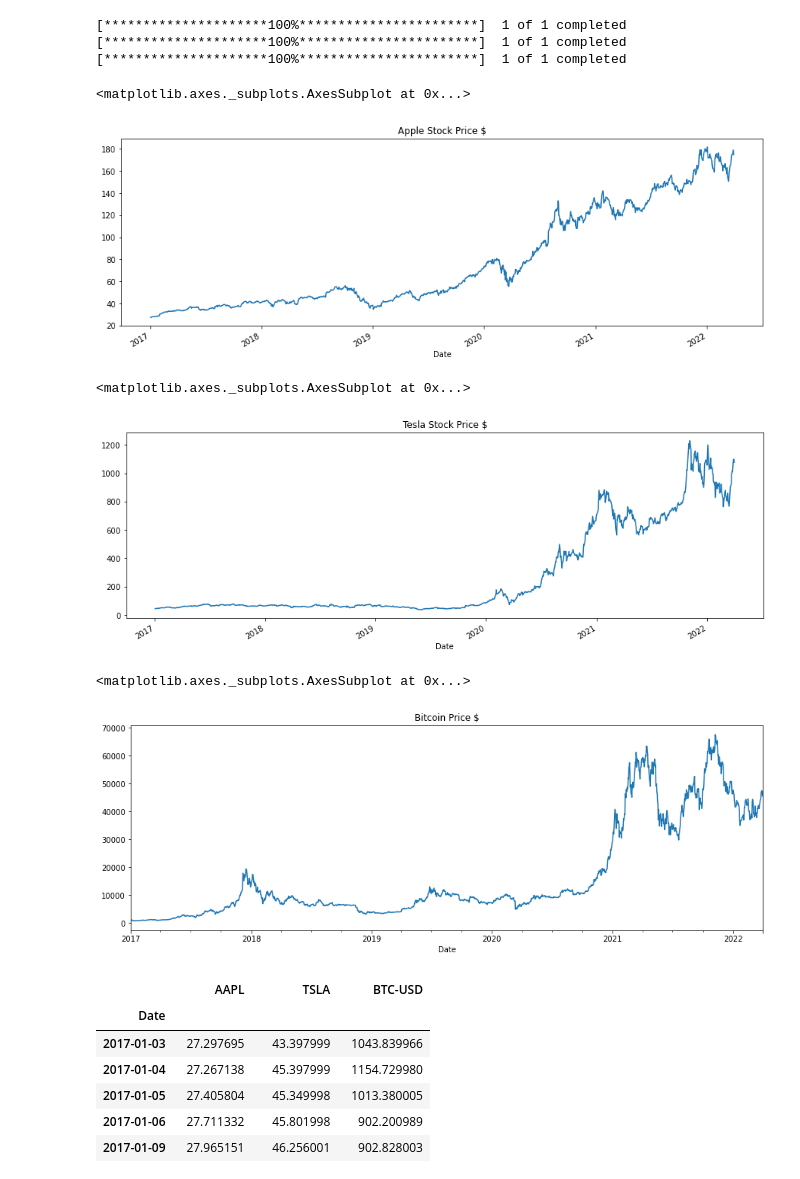
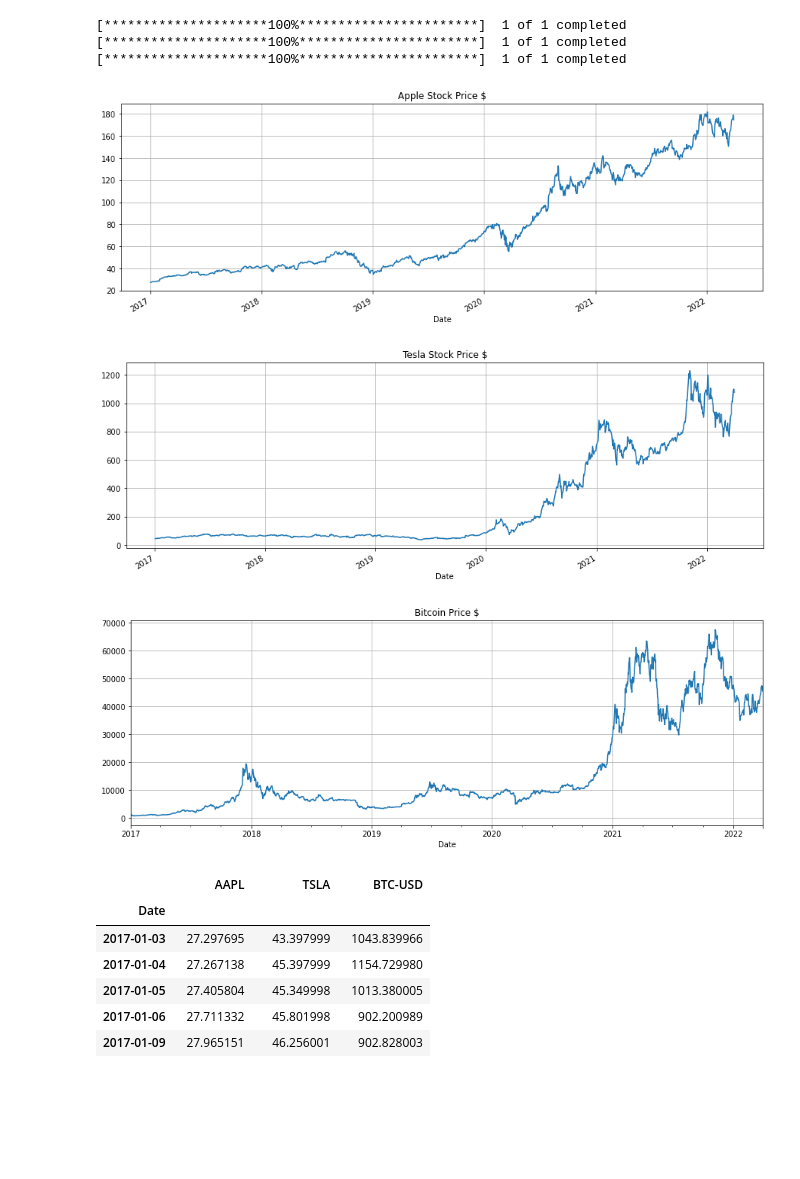
Before and after one commit to Wenbo-Git/Finance, a Jupyter notebook: Portfolio Management/Portfolio Optimization/Portfolio Optimization.ipynb, the cells around one changed output. Cells and saved outputs as stored; diff of their text form; code cells hidden in the pictures; blank space fills up the shorter version.

```diff
--- a/Portfolio Management/Portfolio Optimization/Portfolio Optimization.ipynb
+++ b/Portfolio Management/Portfolio Optimization/Portfolio Optimization.ipynb
@@ -21,18 +21,18 @@ btc = pdr.DataReader('BTC-USD', start, end , data_source='yahoo')['Adj Close']
 [*********************100%***********************]  1 of 1 completed
 # %%
 apple.plot(figsize=(15,5), title = "Apple Stock Price $")
+plt.grid(True)
 # %% [output]
-<matplotlib.axes._subplots.AxesSubplot at 0x...>
-[figure, old version]
+[figure, new version]
 # %%
 tesla.plot(figsize=(15,5), title = "Tesla Stock Price $")
+plt.grid(True)
 # %% [output]
-<matplotlib.axes._subplots.AxesSubplot at 0x...>
 [figure]
 # %%
 btc.plot(figsize=(15,5), title = "Bitcoin Price $")
+plt.grid(True)
 # %% [output]
-<matplotlib.axes._subplots.AxesSubplot at 0x...>
 [figure]
 # %%
 data = pd.concat([apple, tesla, btc],axis=1).dropna()
```
Also changed, not shown: 1 other file.
